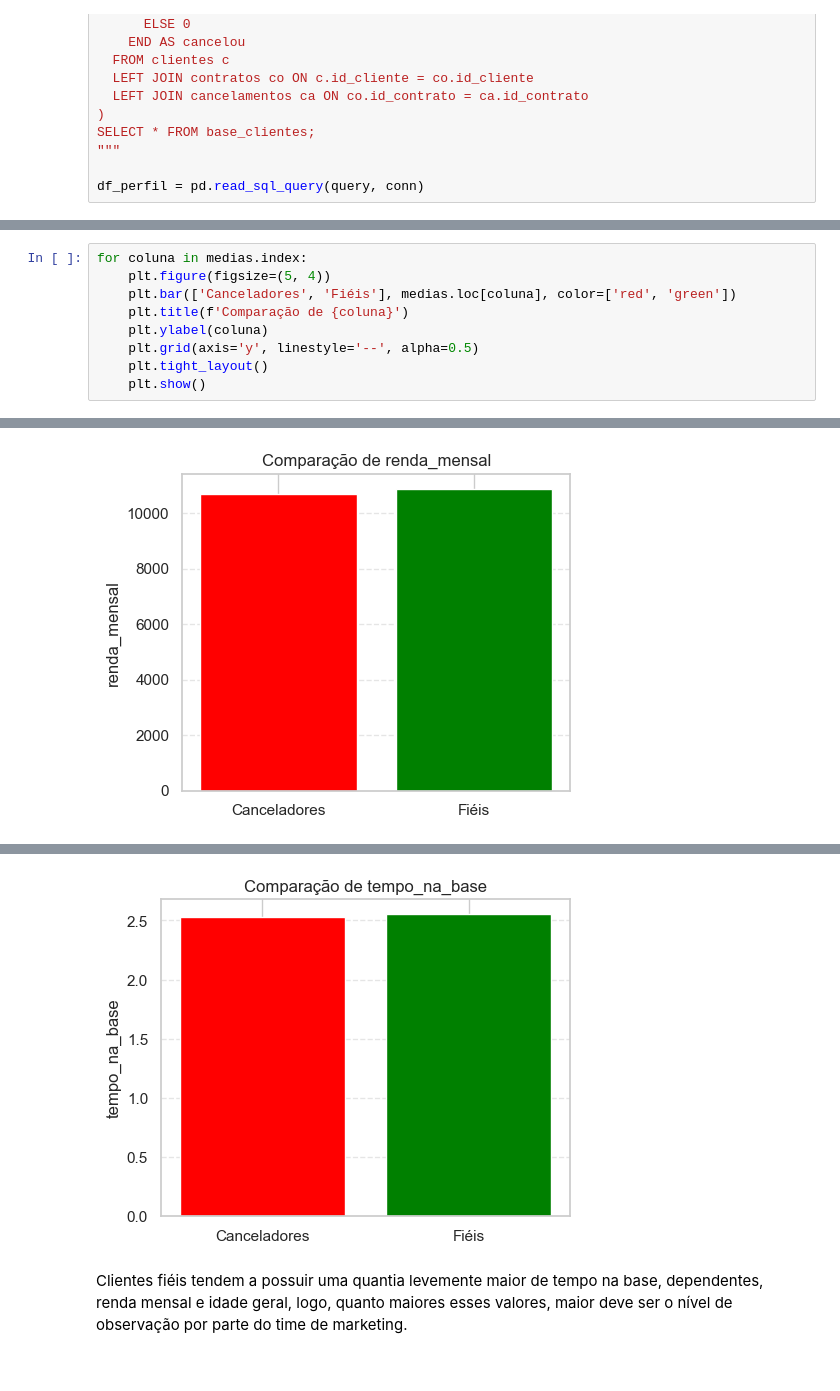
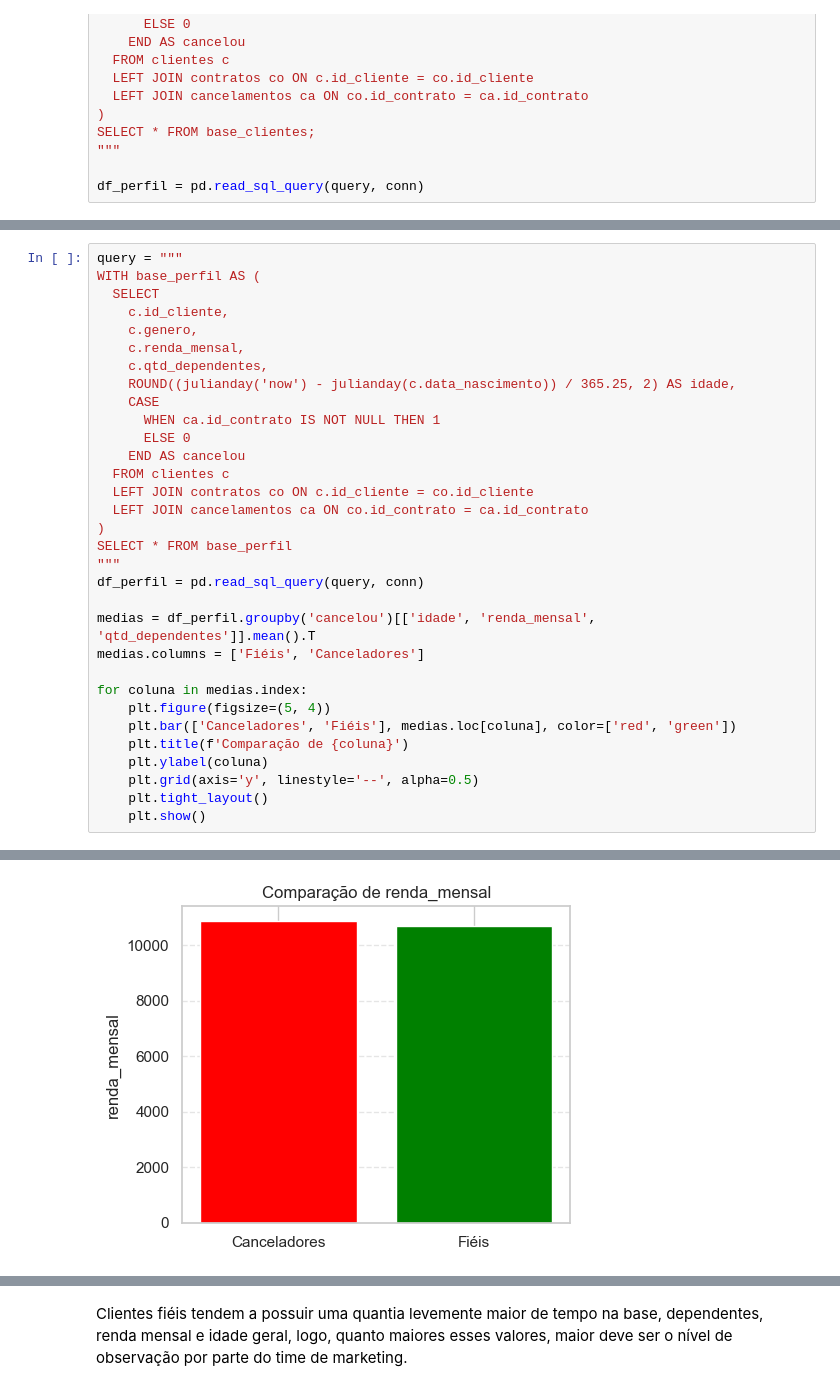
Before and after one commit to Anavillas/final-project, a Jupyter notebook: notebooks/hypothesis_three_and_four.ipynb, the cells around one changed output, grey strips where cells are left out. Drawn from its saved outputs; the diff is of its cells as text.

```diff
--- a/notebooks/hypothesis_three_and_four.ipynb
+++ b/notebooks/hypothesis_three_and_four.ipynb
@@ -726,13 +728,36 @@ tempo_na_base          2.550819
 dtype: float64
 # %%
+query = """
+WITH base_perfil AS (
+  SELECT
+    c.id_cliente,
+    c.genero,
+    c.renda_mensal,
+    c.qtd_dependentes,
+    ROUND((julianday('now') - julianday(c.data_nascimento)) / 365.25, 2) AS idade,
+    CASE
+      WHEN ca.id_contrato IS NOT NULL THEN 1
+      ELSE 0
+    END AS cancelou
+  FROM clientes c
+  LEFT JOIN contratos co ON c.id_cliente = co.id_cliente
+  LEFT JOIN cancelamentos ca ON co.id_contrato = ca.id_contrato
+)
+SELECT * FROM base_perfil
+"""
+df_perfil = pd.read_sql_query(query, conn)
+
+medias = df_perfil.groupby('cancelou')[['idade', 'renda_mensal', 'qtd_dependentes']].mean().T
+medias.columns = ['Fiéis', 'Canceladores']
+
 for coluna in medias.index:
     plt.figure(figsize=(5, 4))
     plt.bar(['Canceladores', 'Fiéis'], medias.loc[coluna], color=['red', 'green'])
     plt.title(f'Comparação de {coluna}')
     plt.ylabel(coluna)
     plt.grid(axis='y', linestyle='--', alpha=0.5)
     plt.tight_layout()
     plt.show()
 # %% [output]
 [figure]
-[figure, old version]
+[figure, new version]
@@ -740,3 +765,2 @@ for coluna in medias.index:
-[figure, removed]
 # %% [markdown]
 Clientes fiéis tendem a possuir uma quantia levemente maior de tempo na base, dependentes, renda mensal e idade geral, logo, quanto maiores esses valores, maior deve ser o nível de observação por parte do time de marketing.
```
Also changed, not shown: parts of 13 cells of this notebook, 1 other file.
